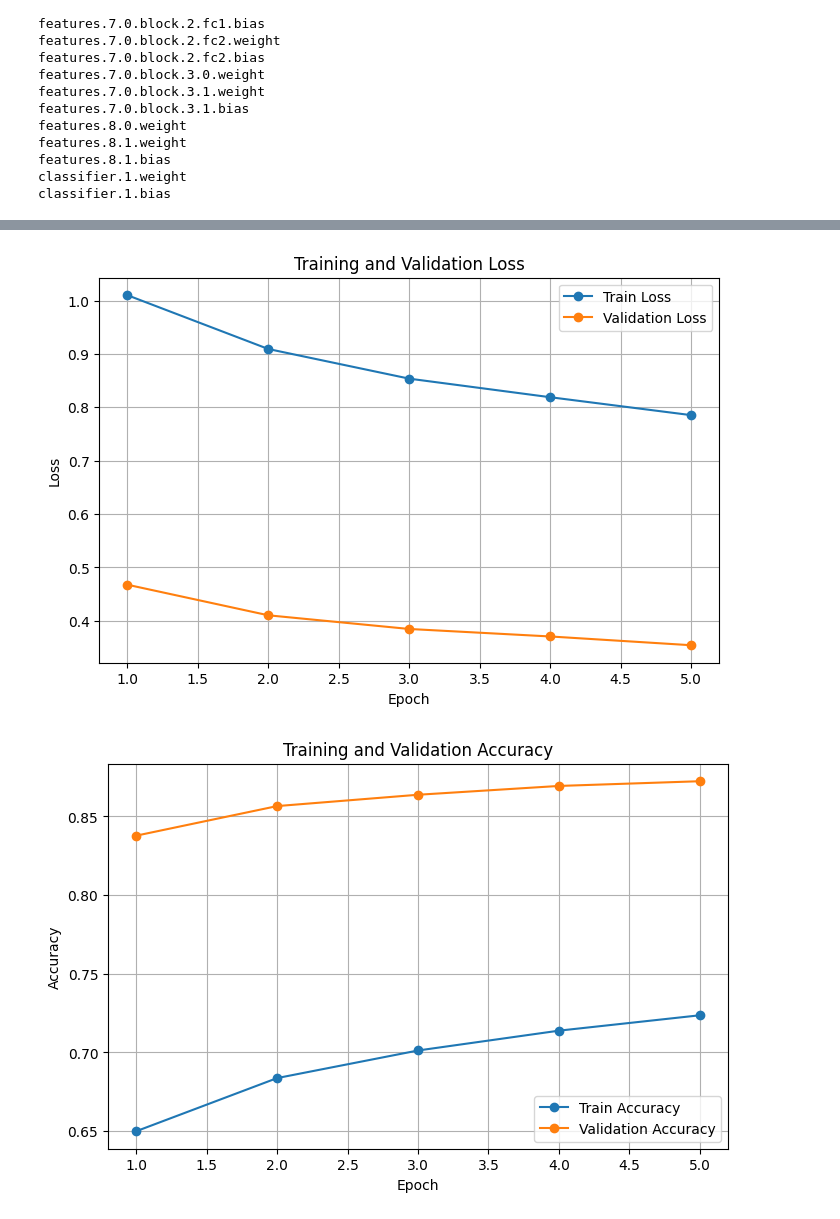
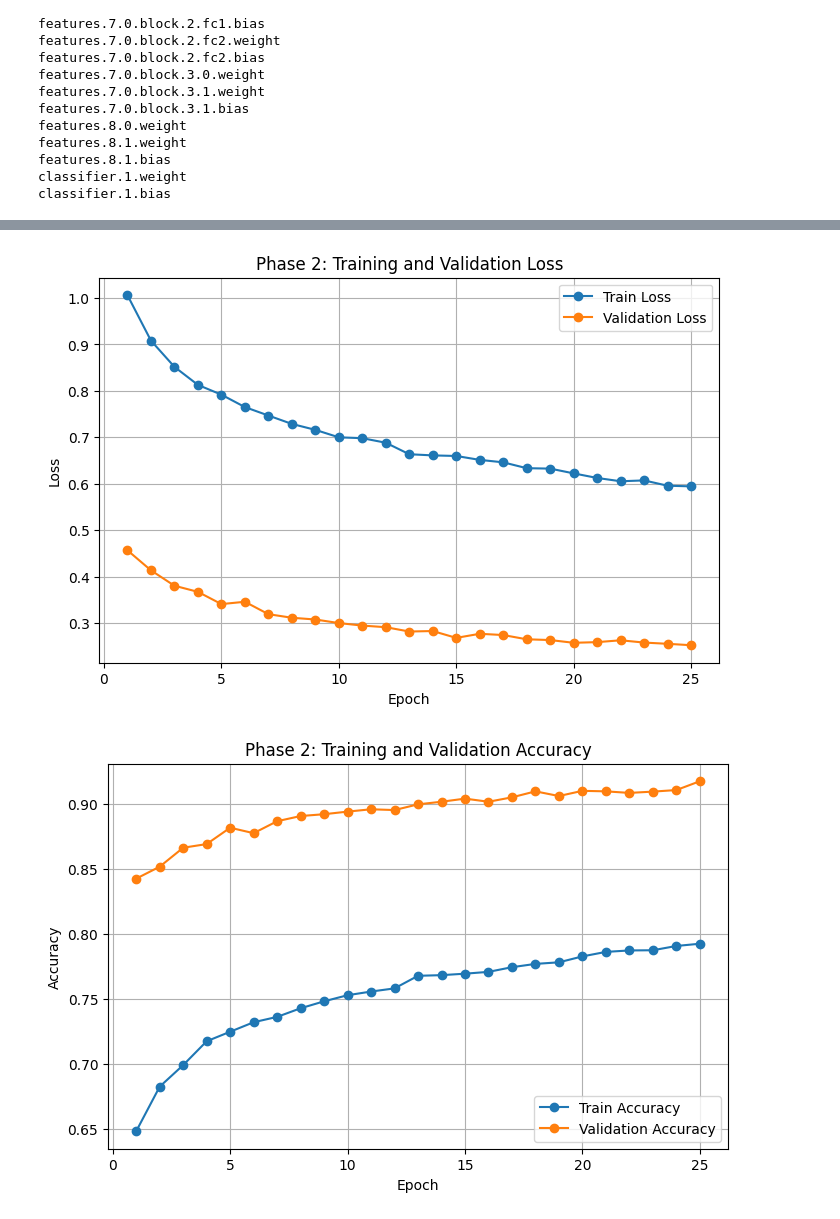
Before and after one commit to evolentDelight/transfer-learning-cifar10-image-classification, a Jupyter notebook: ben-kwon-project.ipynb, the cells around one changed output, grey strips where cells are left out. Drawn from its saved outputs; the diff is of its cells as text; code cells hidden in the pictures.

```diff
--- a/ben-kwon-project.ipynb
+++ b/ben-kwon-project.ipynb
@@ -320,8 +320,9 @@ def validate_one_epoch(model, loader, criterion, device):
     return epoch_loss, epoch_acc
 
 # Epoch training and evaluation
-num_epochs = 5
+num_epochs = 10
 
+# Train the classifier-head
 train_losses = []
 train_accuracies = []
 val_losses = []
@@ -451,8 +464,7 @@ classifier.1.bias
 # %%
 # Fine-tune 1: Train the last two features and the classifier head
 
-# Epoch training and evaluation
-num_epochs = 5
+num_epochs = 25 # Increase epoch because previous experiment of 5, 10, 15 epochs did not converge
 
 ft1_train_losses = []
 ft1_train_accuracies = []
@@ -504,27 +525,27 @@ Total time in minutes: 3.78 min
 # %%
 # Plot our results for Fine-Tune 1: Last 2 features and a classifier head
 
 epochs = range(1, len(ft1_train_losses) + 1)
 
 plt.figure(figsize=(8, 5))
 plt.plot(epochs, ft1_train_losses, marker='o', label='Train Loss')
 plt.plot(epochs, ft1_val_losses, marker='o', label='Validation Loss')
 plt.xlabel('Epoch')
 plt.ylabel('Loss')
-plt.title('Training and Validation Loss')
+plt.title('Phase 2: Training and Validation Loss')
 plt.legend()
 plt.grid(True)
 plt.show()
 
 plt.figure(figsize=(8, 5))
 plt.plot(epochs, ft1_train_accuracies, marker='o', label='Train Accuracy')
 plt.plot(epochs, ft1_val_accuracies, marker='o', label='Validation Accuracy')
 plt.xlabel('Epoch')
 plt.ylabel('Accuracy')
-plt.title('Training and Validation Accuracy')
+plt.title('Phase 2: Training and Validation Accuracy')
 plt.legend()
 plt.grid(True)
 plt.show()
 # %% [output]
-[figure, old version]
+[figure, new version]
-[figure, old version]
+[figure, new version]
```
Also changed, not shown: parts of 21 cells of this notebook.
